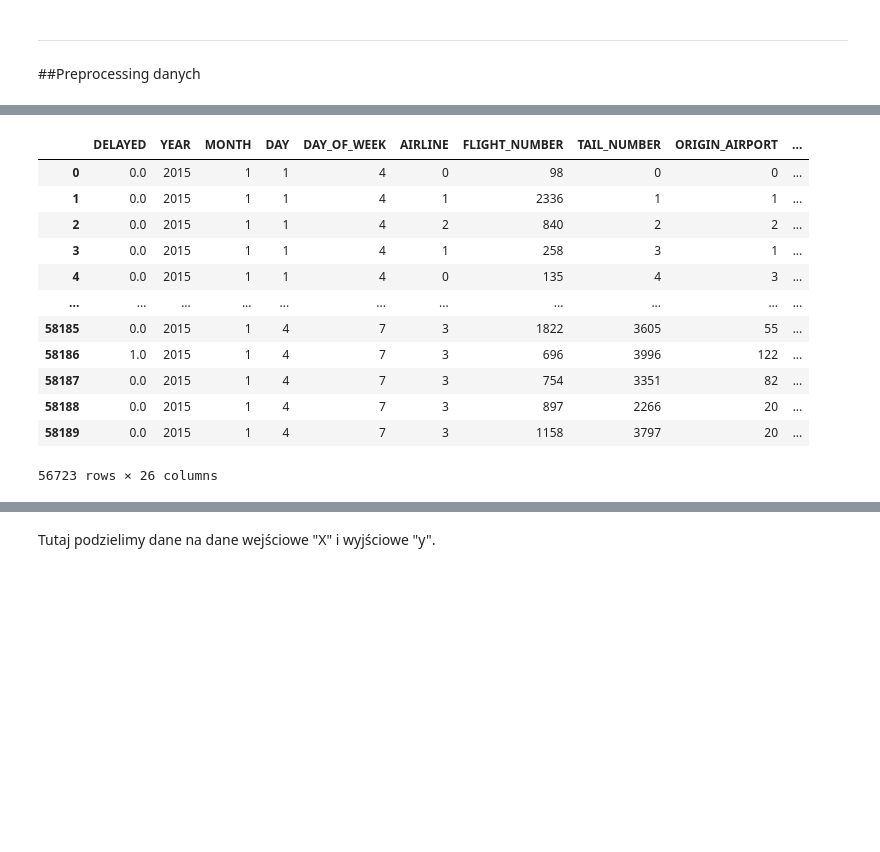
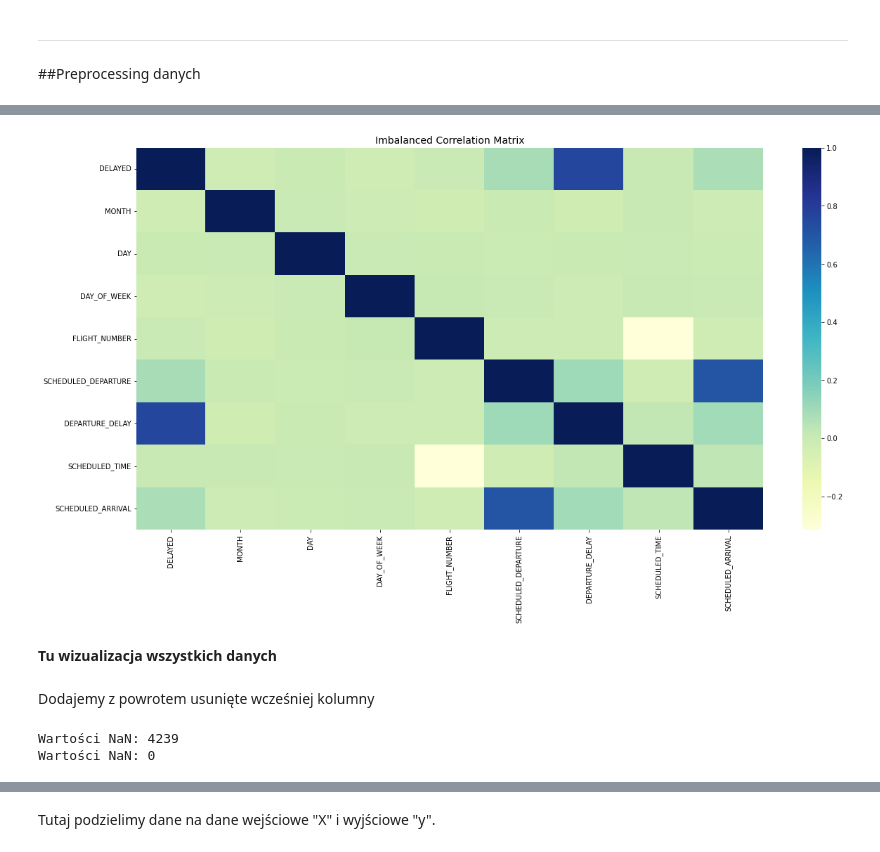
Before and after one commit to K4cp3rski/ML_FUW, a Jupyter notebook: Cybinski_01_zadanie_domowe.ipynb, the cells around one changed output, grey strips where cells are left out. Saved outputs shown, nothing was run; the diff lists cells and outputs as text; code cells hidden in the pictures; blank space fills up the shorter version.

```diff
--- a/Cybinski_01_zadanie_domowe.ipynb
+++ b/Cybinski_01_zadanie_domowe.ipynb
@@ -180,0 +132,21 @@ See the caveats in the documentation: https://pandas.pydata.org/pandas-docs/stab
+# %%
+# Potem się te wartośći doda w postaci faktoryzowanej
+names = ['AIRLINE', 'ORIGIN_AIRPORT', 'DESTINATION_AIRPORT']
+alpha = data.loc[:, names]
+data = data.drop(columns=alpha)
+print("Wartości NaN: {}".format(alpha.isnull().sum().sum()))
+alpha = alpha.dropna(axis='rows', how='all')
+print("Wartości NaN: {}".format(alpha.isnull().sum().sum()))
+# print(alpha)
+
+# Tu tworzymy słownik do późniejszego
+labels = {}
+for i, name in enumerate(names):
+  alpha[name], labels[name] = pd.factorize(alpha[name])
+  # print(pd.factorize(data[name]))
+
+# print(alpha)
+print("Wartości NaN: {}".format(data.isnull().sum().sum()))
+data = data.dropna(axis='rows', how='all', thresh=int(data.shape[1]))
+print("Wartości NaN: {}".format(data.isnull().sum().sum()))
+# data
@@ -180,0 +160,8 @@ See the caveats in the documentation: https://pandas.pydata.org/pandas-docs/stab
+# %%
+to_drop = ['TAIL_NUMBER', 'DEPARTURE_TIME', 'TAXI_OUT',
+       'WHEELS_OFF', 'ELAPSED_TIME', 'AIR_TIME', 'WHEELS_ON', 'TAXI_IN', 'ARRIVAL_TIME',
+       'ARRIVAL_DELAY', 'DIVERTED','DEPARTURE_DELAY', 'DISTANCE', 'CANCELLED', 'YEAR']
+data = data.drop(columns=to_drop)
+
+print("Wartości NaN: {}".format(data.isnull().sum().sum()))
+data
@@ -180,0 +183,11 @@ See the caveats in the documentation: https://pandas.pydata.org/pandas-docs/stab
+# %%
+fig, ax = plt.subplots(figsize=(20,10))
+# Imbalanced DataFrame Correlation
+corr = data.corr()
+sns.heatmap(corr, cmap='YlGnBu', annot_kws={'size':30}, ax=ax)
+ax.set_title("Imbalanced Correlation Matrix", fontsize=14)
+plt.show()
+# %% [output]
+[figure, added]
+# %% [markdown]
+**Tu wizualizacja wszystkich danych**
@@ -181,17 +196,10 @@ See the caveats in the documentation: https://pandas.pydata.org/pandas-docs/stab
+# %% [markdown]
+Dodajemy z powrotem usunięte wcześniej kolumny
 # %%
+data = pd.concat([data, alpha], axis=1)
+print("Wartości NaN: {}".format(data.isnull().sum().sum()))
 data = data.dropna(axis='rows', how='all', thresh=int(data.shape[1]))
-data
+print("Wartości NaN: {}".format(data.isnull().sum().sum()))
 # %% [output]
-|  | DELAYED | YEAR | MONTH | DAY | DAY_OF_WEEK | AIRLINE | FLIGHT_NUMBER | TAIL_NUMBER | ORIGIN_AIRPORT | ... |
-| 0 | 0.0 | 2015 | 1 | 1 | 4 | 0 | 98 | 0 | 0 | ... |
-| 1 | 0.0 | 2015 | 1 | 1 | 4 | 1 | 2336 | 1 | 1 | ... |
-| 2 | 0.0 | 2015 | 1 | 1 | 4 | 2 | 840 | 2 | 2 | ... |
-| 3 | 0.0 | 2015 | 1 | 1 | 4 | 1 | 258 | 3 | 1 | ... |
-| 4 | 0.0 | 2015 | 1 | 1 | 4 | 0 | 135 | 4 | 3 | ... |
-| ... | ... | ... | ... | ... | ... | ... | ... | ... | ... | ... |
-| 58185 | 0.0 | 2015 | 1 | 4 | 7 | 3 | 1822 | 3605 | 55 | ... |
-| 58186 | 1.0 | 2015 | 1 | 4 | 7 | 3 | 696 | 3996 | 122 | ... |
-| 58187 | 0.0 | 2015 | 1 | 4 | 7 | 3 | 754 | 3351 | 82 | ... |
-| 58188 | 0.0 | 2015 | 1 | 4 | 7 | 3 | 897 | 2266 | 20 | ... |
-| 58189 | 0.0 | 2015 | 1 | 4 | 7 | 3 | 1158 | 3797 | 20 | ... |
-56723 rows × 26 columns
+Wartości NaN: 4239
+Wartości NaN: 0
```
Also changed, not shown: parts of 61 cells of this notebook.
